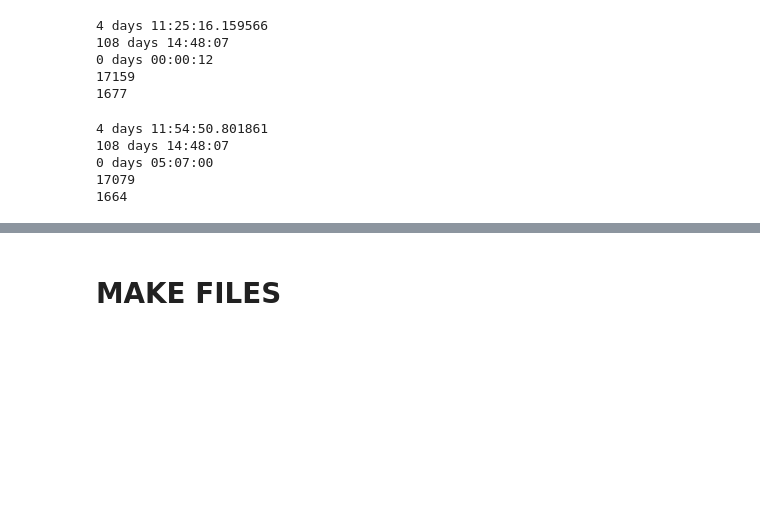
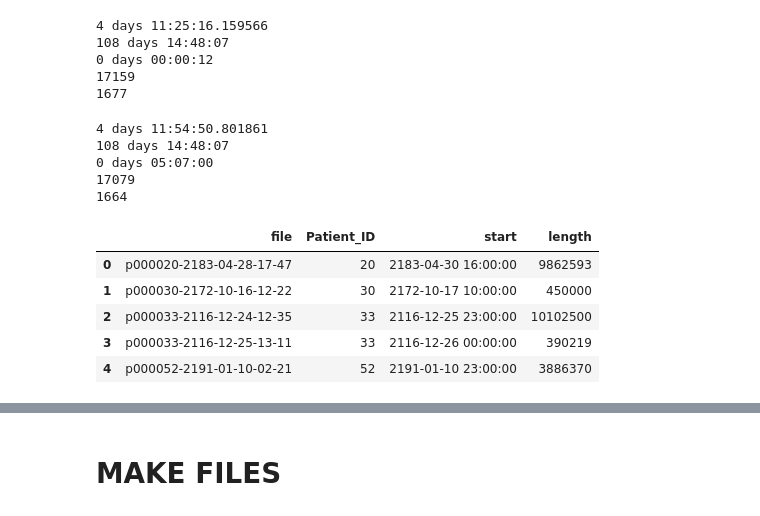
Before and after one commit to andresmore/HR_Analysis, a Jupyter notebook: HR_Analysis/LoadDataMimic.ipynb, the cells around one changed output, grey strips where cells are left out. Drawn from its saved outputs; the diff is of its cells as text; code cells hidden in the pictures; blank space fills up the shorter version.

```diff
--- a/HR_Analysis/LoadDataMimic.ipynb
+++ b/HR_Analysis/LoadDataMimic.ipynb
@@ -358,3 +358,14 @@ print(len(all_data[all_data.DEATHTIME.isna()==False])) # how many died
 0 days 05:07:00
 17079
 1664
+# %%
+signal_data = pd.read_csv('signal_data.csv', header=[0], index_col=[0])
+signal_data['start']=pd.to_datetime(signal_data['start'])
+signal_data.head()
+# %% [output]
+|  | file | Patient_ID | start | length |
+| 0 | p000020-2183-04-28-17-47 | 20 | 2183-04-30 16:00:00 | 9862593 |
+| 1 | p000030-2172-10-16-12-22 | 30 | 2172-10-17 10:00:00 | 450000 |
+| 2 | p000033-2116-12-24-12-35 | 33 | 2116-12-25 23:00:00 | 10102500 |
+| 3 | p000033-2116-12-25-13-11 | 33 | 2116-12-26 00:00:00 | 390219 |
+| 4 | p000052-2191-01-10-02-21 | 52 | 2191-01-10 23:00:00 | 3886370 |
```
Also changed, not shown: parts of 5 cells of this notebook, 1 other file.
